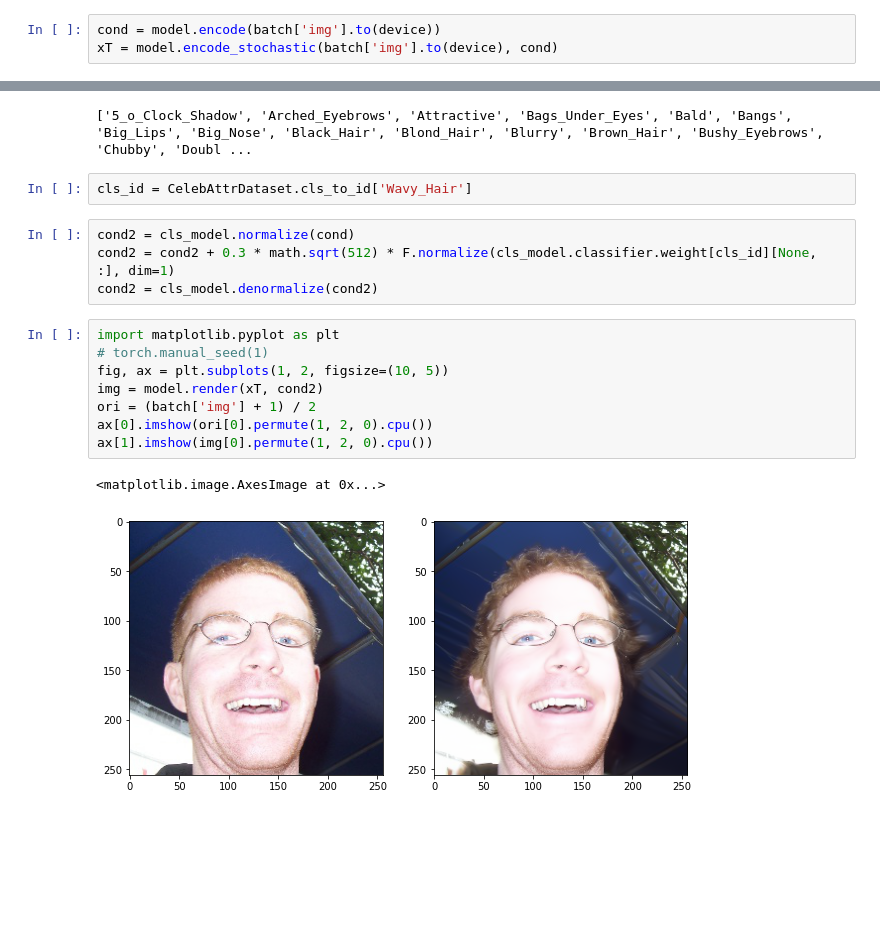
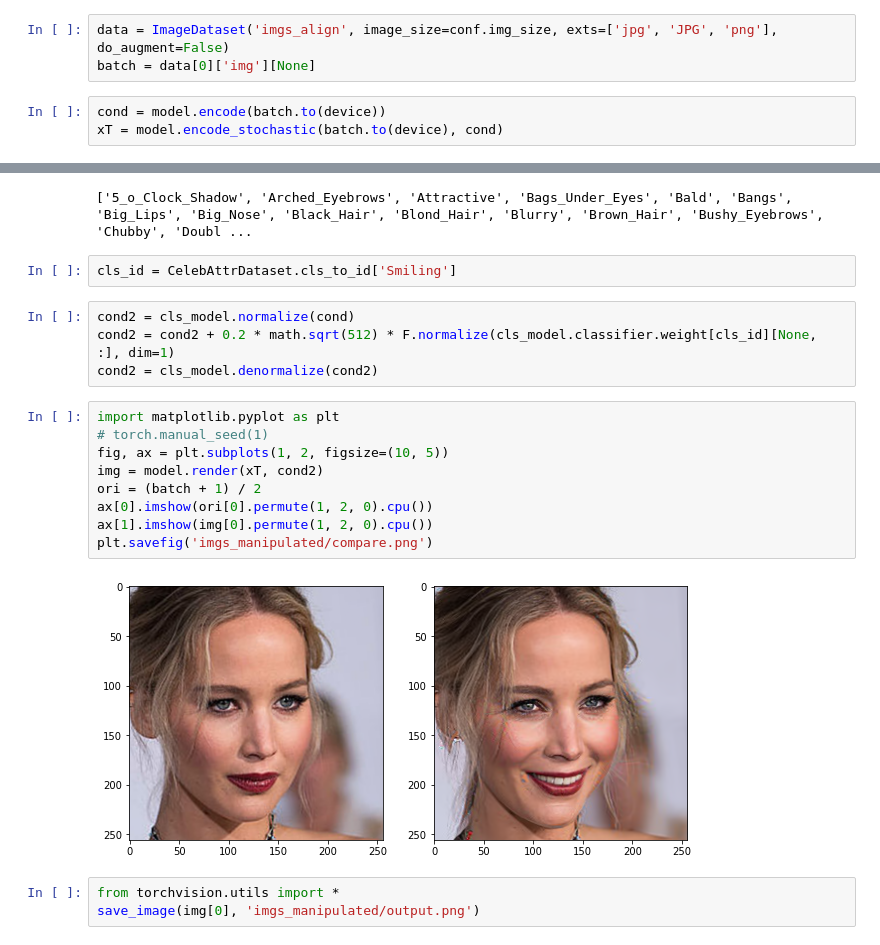
Before and after one commit to phizaz/diffae, a Jupyter notebook: manipulate.ipynb, the cells around one changed output, grey strips where cells are left out. Cells and saved outputs as stored; diff of their text form; blank space fills up the shorter version.

```diff
--- a/manipulate.ipynb
+++ b/manipulate.ipynb
@@ -43,3 +40,6 @@ for batch in loader:
+# %%
+data = ImageDataset('imgs_align', image_size=conf.img_size, exts=['jpg', 'JPG', 'png'], do_augment=False)
+batch = data[0]['img'][None]
 # %%
-cond = model.encode(batch['img'].to(device))
-xT = model.encode_stochastic(batch['img'].to(device), cond)
+cond = model.encode(batch.to(device))
+xT = model.encode_stochastic(batch.to(device), cond)
@@ -48,19 +58,22 @@ print(CelebAttrDataset.id_to_cls)
 # %% [output]
 ['5_o_Clock_Shadow', 'Arched_Eyebrows', 'Attractive', 'Bags_Under_Eyes', 'Bald', 'Bangs', 'Big_Lips', 'Big_Nose', 'Black_Hair', 'Blond_Hair', 'Blurry', 'Brown_Hair', 'Bushy_Eyebrows', 'Chubby', 'Doubl ...
 # %%
-cls_id = CelebAttrDataset.cls_to_id['Wavy_Hair']
+cls_id = CelebAttrDataset.cls_to_id['Smiling']
 # %%
 cond2 = cls_model.normalize(cond)
-cond2 = cond2 + 0.3 * math.sqrt(512) * F.normalize(cls_model.classifier.weight[cls_id][None, :], dim=1)
+cond2 = cond2 + 0.2 * math.sqrt(512) * F.normalize(cls_model.classifier.weight[cls_id][None, :], dim=1)
 cond2 = cls_model.denormalize(cond2)
 # %%
 import matplotlib.pyplot as plt
 # torch.manual_seed(1)
 fig, ax = plt.subplots(1, 2, figsize=(10, 5))
 img = model.render(xT, cond2)
-ori = (batch['img'] + 1) / 2
+ori = (batch + 1) / 2
 ax[0].imshow(ori[0].permute(1, 2, 0).cpu())
 ax[1].imshow(img[0].permute(1, 2, 0).cpu())
+plt.savefig('imgs_manipulated/compare.png')
 # %% [output]
-<matplotlib.image.AxesImage at 0x...>
-[figure, old version]
+[figure, new version]
+# %%
+from torchvision.utils import *
+save_image(img[0], 'imgs_manipulated/output.png')
```
Also changed, not shown: parts of 5 cells of this notebook, 8 other files.
